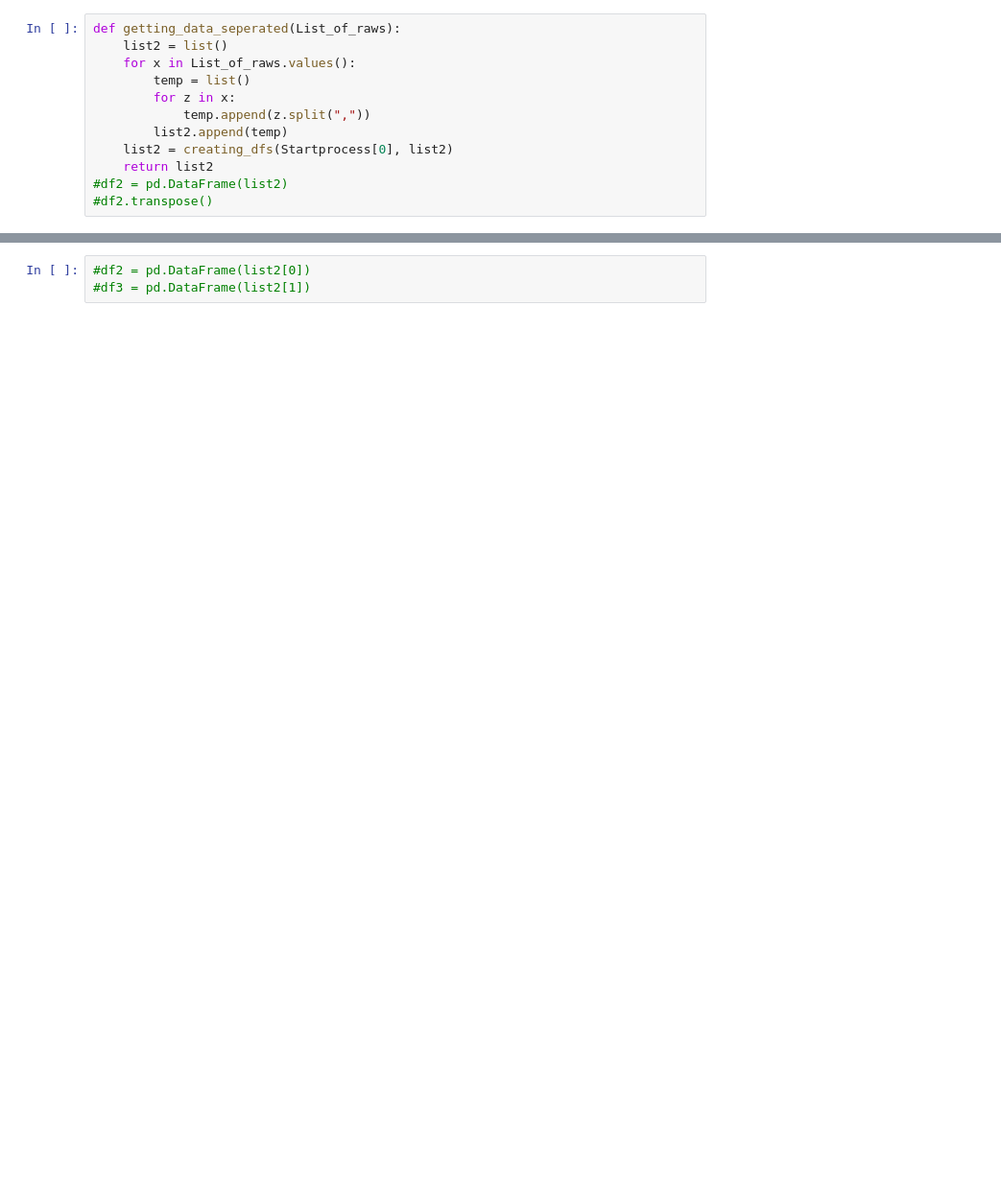
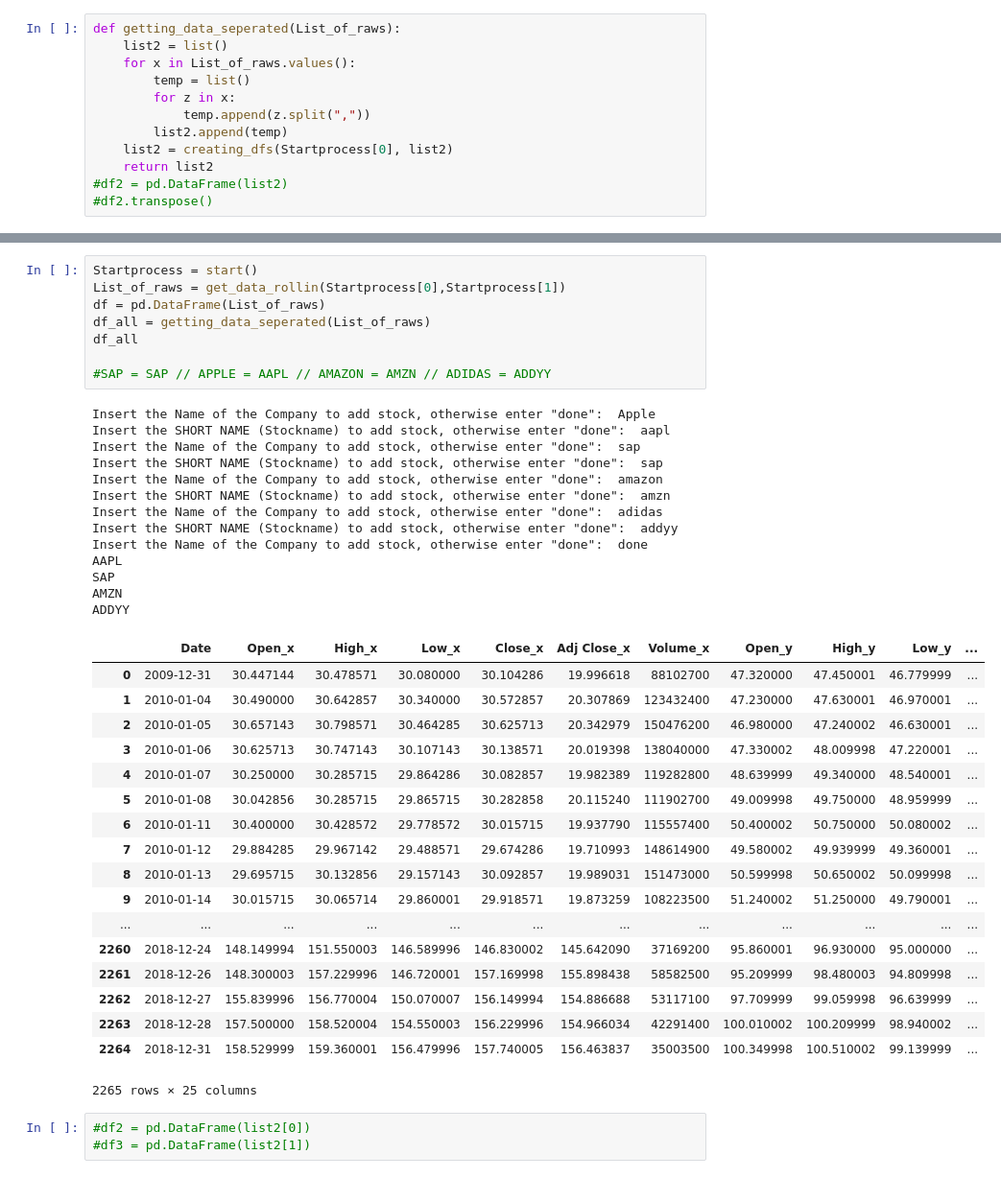
Before and after one commit to MultiSpreeWG/Ironhack.Data, a Jupyter notebook: module-1/pipelines-project/your-code/Pipeline.ipynb, the cells around one changed output, grey strips where cells are left out. Shown: that part at 96% size. Cells and saved outputs as stored; diff of their text form; blank space fills up the shorter version.

```diff
--- a/module-1/pipelines-project/your-code/Pipeline.ipynb
+++ b/module-1/pipelines-project/your-code/Pipeline.ipynb
@@ -274,3 +205,43 @@ df_all
+# %%
+Startprocess = start()
+List_of_raws = get_data_rollin(Startprocess[0],Startprocess[1])
+df = pd.DataFrame(List_of_raws)
+df_all = getting_data_seperated(List_of_raws)
+df_all
+
+#SAP = SAP // APPLE = AAPL // AMAZON = AMZN // ADIDAS = ADDYY
+# %% [output]
+Insert the Name of the Company to add stock, otherwise enter "done":  Apple
+Insert the SHORT NAME (Stockname) to add stock, otherwise enter "done":  aapl
+Insert the Name of the Company to add stock, otherwise enter "done":  sap
+Insert the SHORT NAME (Stockname) to add stock, otherwise enter "done":  sap
+Insert the Name of the Company to add stock, otherwise enter "done":  amazon
+Insert the SHORT NAME (Stockname) to add stock, otherwise enter "done":  amzn
+Insert the Name of the Company to add stock, otherwise enter "done":  adidas
+Insert the SHORT NAME (Stockname) to add stock, otherwise enter "done":  addyy
+Insert the Name of the Company to add stock, otherwise enter "done":  done
+AAPL
+SAP
+AMZN
+ADDYY
+|  | Date | Open_x | High_x | Low_x | Close_x | Adj Close_x | Volume_x | Open_y | High_y | Low_y | ... |
+| 0 | 2009-12-31 | 30.447144 | 30.478571 | 30.080000 | 30.104286 | 19.996618 | 88102700 | 47.320000 | 47.450001 | 46.779999 | ... |
+| 1 | 2010-01-04 | 30.490000 | 30.642857 | 30.340000 | 30.572857 | 20.307869 | 123432400 | 47.230000 | 47.630001 | 46.970001 | ... |
+| 2 | 2010-01-05 | 30.657143 | 30.798571 | 30.464285 | 30.625713 | 20.342979 | 150476200 | 46.980000 | 47.240002 | 46.630001 | ... |
+| 3 | 2010-01-06 | 30.625713 | 30.747143 | 30.107143 | 30.138571 | 20.019398 | 138040000 | 47.330002 | 48.009998 | 47.220001 | ... |
+| 4 | 2010-01-07 | 30.250000 | 30.285715 | 29.864286 | 30.082857 | 19.982389 | 119282800 | 48.639999 | 49.340000 | 48.540001 | ... |
+| 5 | 2010-01-08 | 30.042856 | 30.285715 | 29.865715 | 30.282858 | 20.115240 | 111902700 | 49.009998 | 49.750000 | 48.959999 | ... |
+| 6 | 2010-01-11 | 30.400000 | 30.428572 | 29.778572 | 30.015715 | 19.937790 | 115557400 | 50.400002 | 50.750000 | 50.080002 | ... |
+| 7 | 2010-01-12 | 29.884285 | 29.967142 | 29.488571 | 29.674286 | 19.710993 | 148614900 | 49.580002 | 49.939999 | 49.360001 | ... |
+| 8 | 2010-01-13 | 29.695715 | 30.132856 | 29.157143 | 30.092857 | 19.989031 | 151473000 | 50.599998 | 50.650002 | 50.099998 | ... |
+| 9 | 2010-01-14 | 30.015715 | 30.065714 | 29.860001 | 29.918571 | 19.873259 | 108223500 | 51.240002 | 51.250000 | 49.790001 | ... |
+| ... | ... | ... | ... | ... | ... | ... | ... | ... | ... | ... | ... |
+| 2260 | 2018-12-24 | 148.149994 | 151.550003 | 146.589996 | 146.830002 | 145.642090 | 37169200 | 95.860001 | 96.930000 | 95.000000 | ... |
+| 2261 | 2018-12-26 | 148.300003 | 157.229996 | 146.720001 | 157.169998 | 155.898438 | 58582500 | 95.209999 | 98.480003 | 94.809998 | ... |
+| 2262 | 2018-12-27 | 155.839996 | 156.770004 | 150.070007 | 156.149994 | 154.886688 | 53117100 | 97.709999 | 99.059998 | 96.639999 | ... |
+| 2263 | 2018-12-28 | 157.500000 | 158.520004 | 154.550003 | 156.229996 | 154.966034 | 42291400 | 100.010002 | 100.209999 | 98.940002 | ... |
+| 2264 | 2018-12-31 | 158.529999 | 159.360001 | 156.479996 | 157.740005 | 156.463837 | 35003500 | 100.349998 | 100.510002 | 99.139999 | ... |
+2265 rows × 25 columns
 # %%
 #df2 = pd.DataFrame(list2[0])
 #df3 = pd.DataFrame(list2[1])
```
Also changed, not shown: parts of 5 cells of this notebook.
